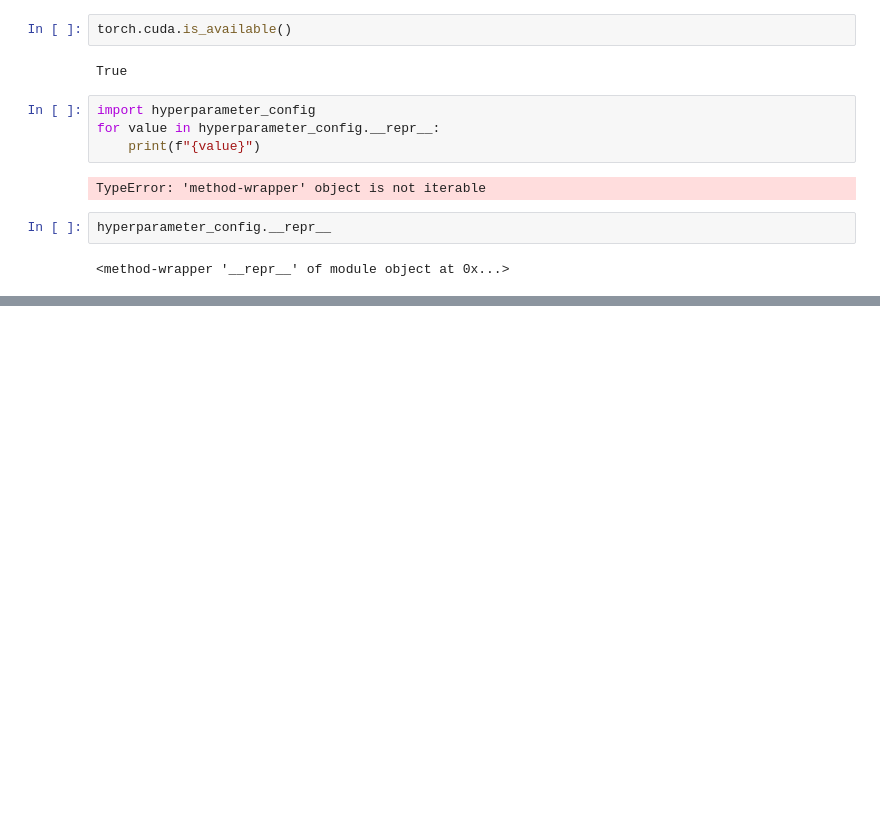
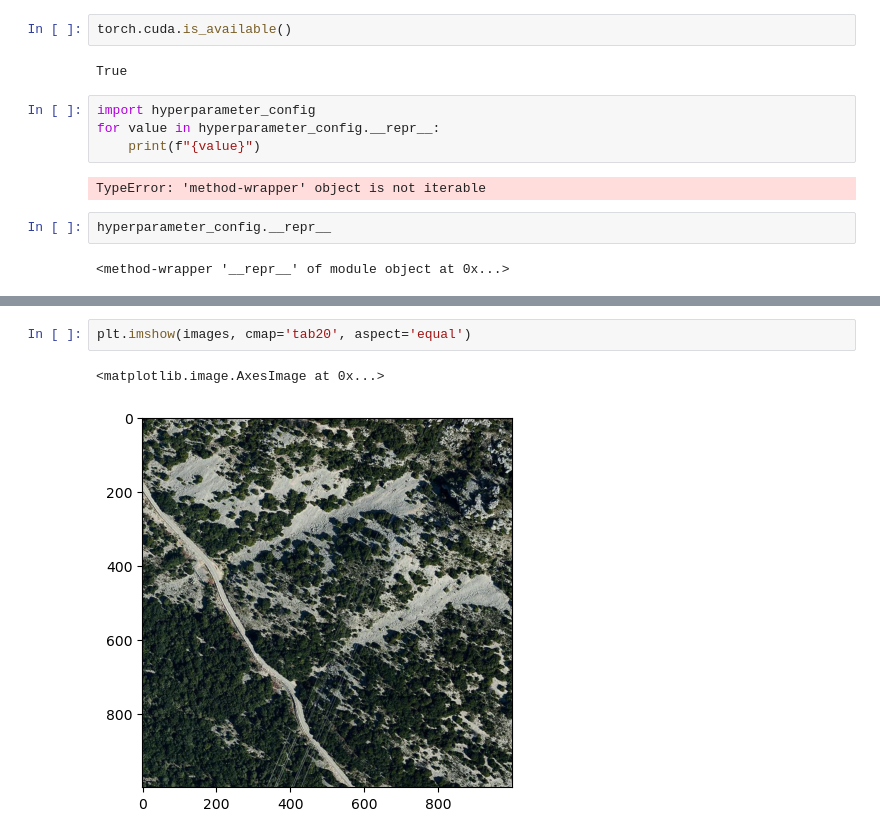
Before and after one commit to Efoks/sem_sat_img_segmentation, a Jupyter notebook: notebooks/playground.ipynb, the cells around one changed output, grey strips where cells are left out. Cells and saved outputs as stored; diff of their text form; blank space fills up the shorter version.

```diff
--- a/notebooks/playground.ipynb
+++ b/notebooks/playground.ipynb
@@ -94,0 +514,5 @@ hyperparameter_config.__repr__
+# %%
+plt.imshow(images, cmap='tab20', aspect='equal')
+# %% [output]
+<matplotlib.image.AxesImage at 0x...>
+[figure, added]
```
Also changed, not shown: parts of 32 cells of this notebook, 5 other files.
